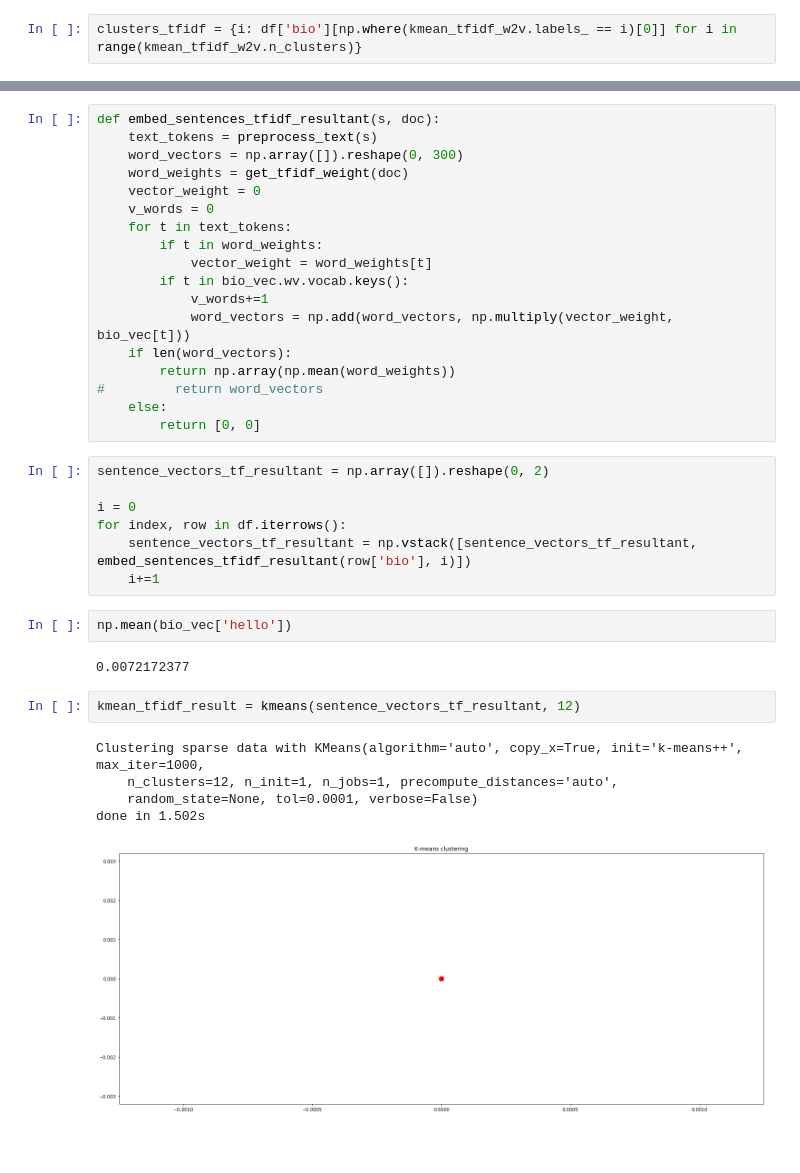
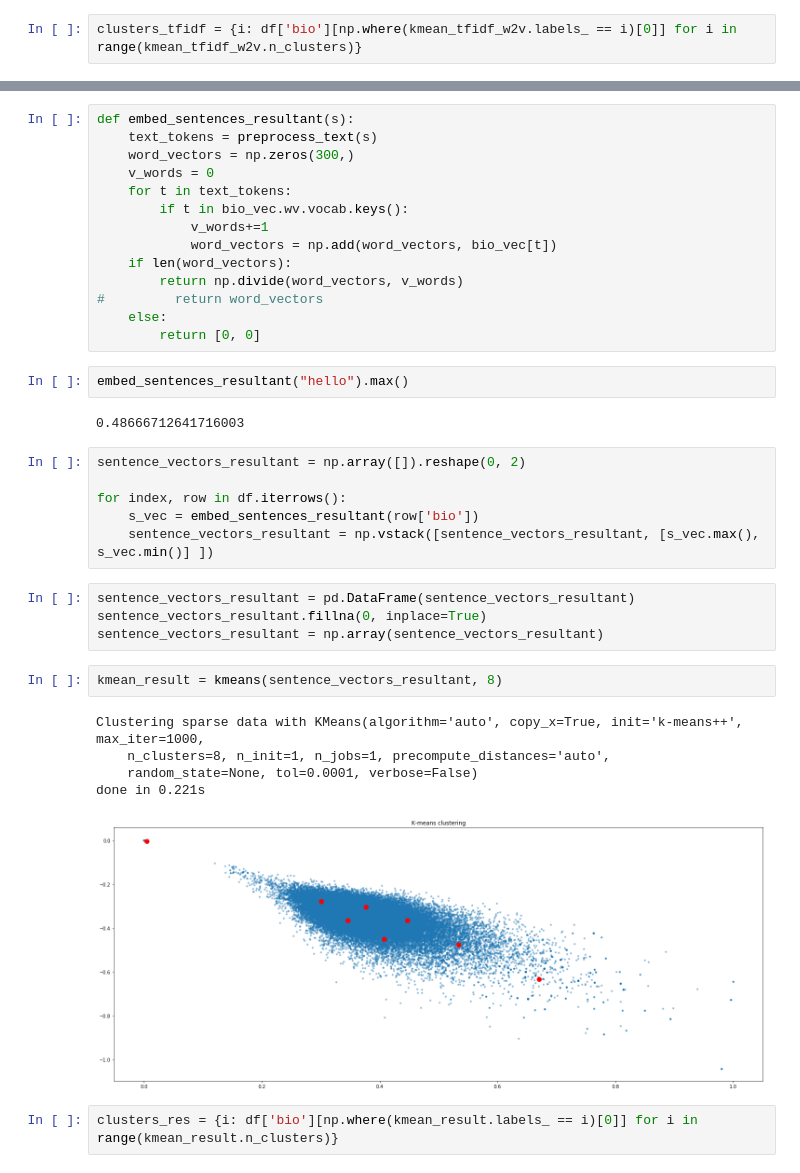
Before and after one commit to Parassharmaa/cortex-ai, a Jupyter notebook: src/cortex/bio-classifier/bio_clustering.ipynb, the cells around one changed output, grey strips where cells are left out. Drawn from its saved outputs; the diff is of its cells as text; blank space fills up the shorter version.

```diff
--- a/src/cortex/bio-classifier/bio_clustering.ipynb
+++ b/src/cortex/bio-classifier/bio_clustering.ipynb
@@ -395,37 +420,38 @@ Name: bio, Length: 1163, dtype: object
 # %%
-def embed_sentences_tfidf_resultant(s, doc):
+def embed_sentences_resultant(s):
     text_tokens = preprocess_text(s)
-    word_vectors = np.array([]).reshape(0, 300)
-    word_weights = get_tfidf_weight(doc)
-    vector_weight = 0
+    word_vectors = np.zeros(300,)
     v_words = 0
     for t in text_tokens:
-        if t in word_weights:
-            vector_weight = word_weights[t]
         if t in bio_vec.wv.vocab.keys():
             v_words+=1
-            word_vectors = np.add(word_vectors, np.multiply(vector_weight, bio_vec[t]))
+            word_vectors = np.add(word_vectors, bio_vec[t])
     if len(word_vectors):
-        return np.array(np.mean(word_weights))
+        return np.divide(word_vectors, v_words)
 #         return word_vectors
     else:
         return [0, 0]
+# %%
+embed_sentences_resultant("hello").max()
+# %% [output]
+0.48666712641716003
 # %%
-sentence_vectors_tf_resultant = np.array([]).reshape(0, 2)
+sentence_vectors_resultant = np.array([]).reshape(0, 2)
 
-i = 0
 for index, row in df.iterrows():
-    sentence_vectors_tf_resultant = np.vstack([sentence_vectors_tf_resultant, embed_sentences_tfidf_resultant(row['bio'], i)])
-    i+=1
+    s_vec = embed_sentences_resultant(row['bio'])
+    sentence_vectors_resultant = np.vstack([sentence_vectors_resultant, [s_vec.max(), s_vec.min()] ])
-# %%
-np.mean(bio_vec['hello'])
-# %% [output]
-0.0072172377
-# %%
-kmean_tfidf_result = kmeans(sentence_vectors_tf_resultant, 12)
-# %% [output]
-Clustering sparse data with KMeans(algorithm='auto', copy_x=True, init='k-means++', max_iter=1000,
-    n_clusters=12, n_init=1, n_jobs=1, precompute_distances='auto',
-    random_state=None, tol=0.0001, verbose=False)
-done in 1.502s
-[figure, removed]
+# %%
+sentence_vectors_resultant = pd.DataFrame(sentence_vectors_resultant)
+sentence_vectors_resultant.fillna(0, inplace=True)
+sentence_vectors_resultant = np.array(sentence_vectors_resultant)
+# %%
+kmean_result = kmeans(sentence_vectors_resultant, 8)
+# %% [output]
+Clustering sparse data with KMeans(algorithm='auto', copy_x=True, init='k-means++', max_iter=1000,
+    n_clusters=8, n_init=1, n_jobs=1, precompute_distances='auto',
+    random_state=None, tol=0.0001, verbose=False)
+done in 0.221s
+[figure, added]
+# %%
+clusters_res = {i: df['bio'][np.where(kmean_result.labels_ == i)[0]] for i in range(kmean_result.n_clusters)}
```
Also changed, not shown: parts of 25 cells of this notebook, 18 other files.
